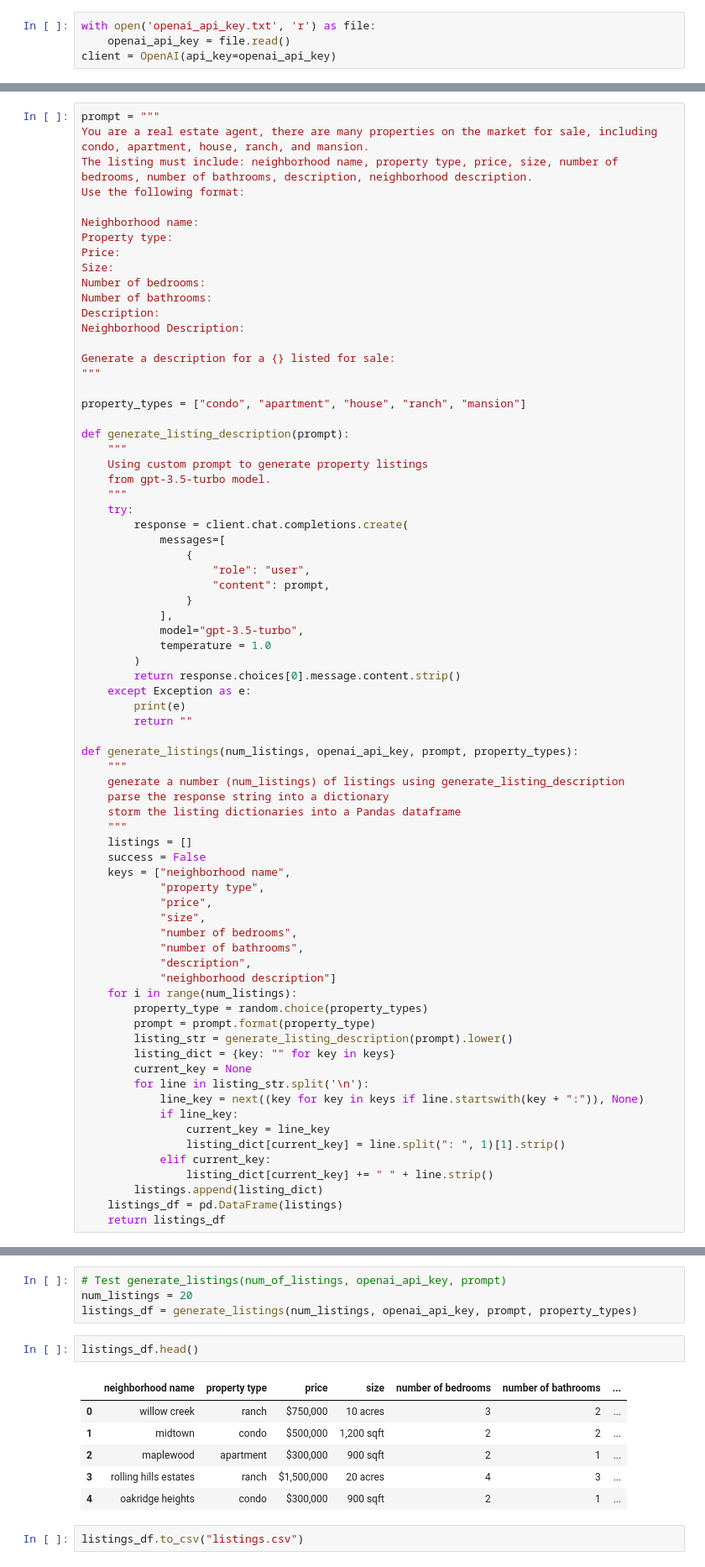
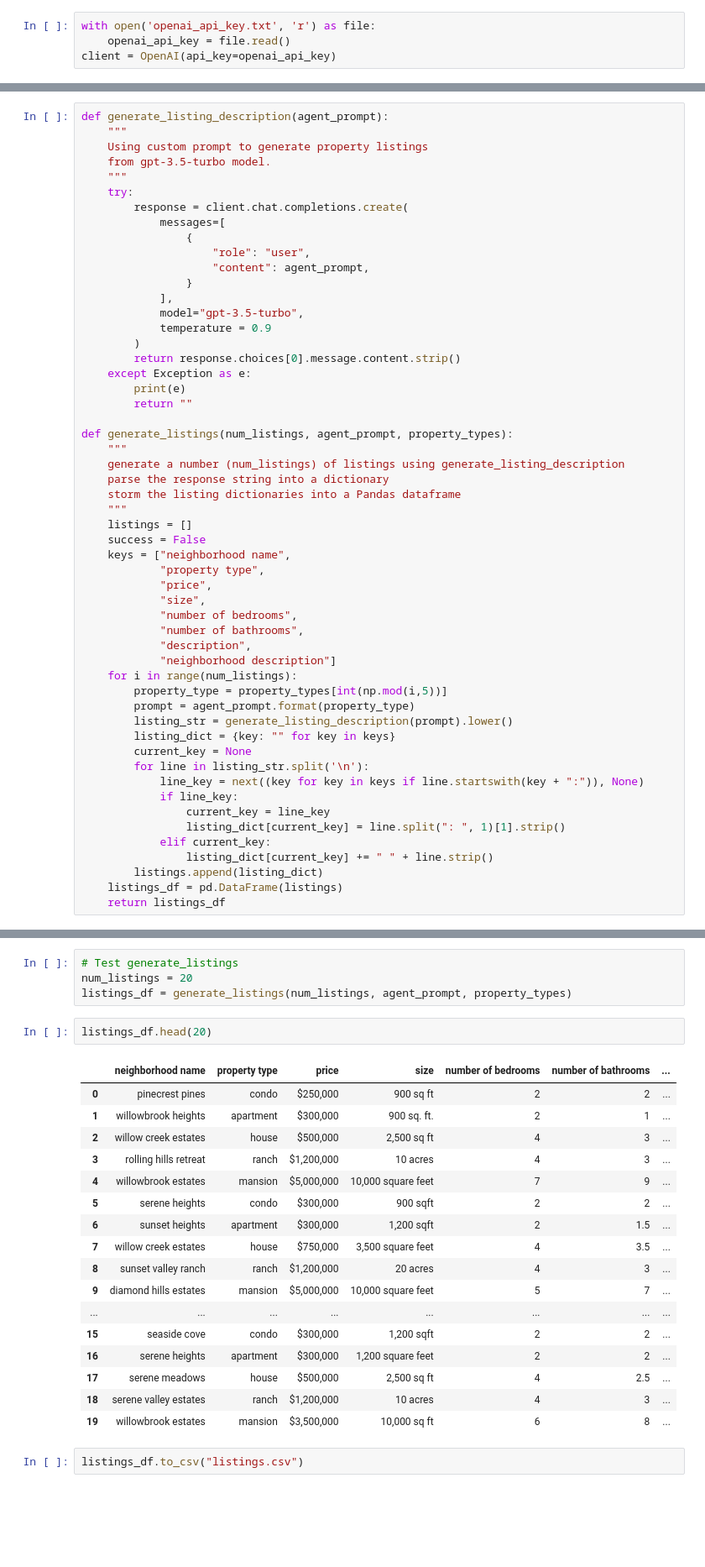
Before and after one commit to wcy41gtc/llm-personalized-real-estate-agent, a Jupyter notebook: AI-real-estate-agent.ipynb, the cells around one changed output, grey strips where cells are left out. Shown at 84% size. Cells and saved outputs as stored; diff of their text form; blank space fills up the shorter version.

```diff
--- a/AI-real-estate-agent.ipynb
+++ b/AI-real-estate-agent.ipynb
@@ -16,24 +50,5 @@ client = OpenAI(api_key=openai_api_key)
 # %%
-prompt = """
-You are a real estate agent, there are many properties on the market for sale, including condo, apartment, house, ranch, and mansion.
-The listing must include: neighborhood name, property type, price, size, number of bedrooms, number of bathrooms, description, neighborhood description.
-Use the following format:
-
-Neighborhood name:
-Property type:
-Price:
-Size:
-Number of bedrooms:
-Number of bathrooms:
-Description:
-Neighborhood Description:
-
-Generate a description for a {} listed for sale:
-"""
-
-property_types = ["condo", "apartment", "house", "ranch", "mansion"]
-
-def generate_listing_description(prompt):
+def generate_listing_description(agent_prompt):
     """
     Using custom prompt to generate property listings
     from gpt-3.5-turbo model.
@@ -43,18 +58,18 @@ def generate_listing_description(prompt):
             messages=[
                 {
                     "role": "user",
-                    "content": prompt,
+                    "content": agent_prompt,
                 }
             ],
             model="gpt-3.5-turbo",
-            temperature = 1.0
+            temperature = 0.9
         )
         return response.choices[0].message.content.strip()
     except Exception as e:
         print(e)
         return ""
 
-def generate_listings(num_listings, openai_api_key, prompt, property_types):
+def generate_listings(num_listings, agent_prompt, property_types):
     """
     generate a number (num_listings) of listings using generate_listing_description
     parse the response string into a dictionary
@@ -71,8 +86,8 @@ def generate_listings(num_listings, openai_api_key, prompt, property_types):
             "description",
             "neighborhood description"]
     for i in range(num_listings):
-        property_type = random.choice(property_types)
-        prompt = prompt.format(property_type)
+        property_type = property_types[int(np.mod(i,5))]
+        prompt = agent_prompt.format(property_type)
         listing_str = generate_listing_description(prompt).lower()
         listing_dict = {key: "" for key in keys}
         current_key = None
@@ -96,16 +104,27 @@ response
 # %%
-# Test generate_listings(num_of_listings, openai_api_key, prompt)
+# Test generate_listings
 num_listings = 20
-listings_df = generate_listings(num_listings, openai_api_key, prompt, property_types)
+listings_df = generate_listings(num_listings, agent_prompt, property_types)
 # %%
-listings_df.head()
+listings_df.head(20)
 # %% [output]
 |  | neighborhood name | property type | price | size | number of bedrooms | number of bathrooms | ... |
-| 0 | willow creek | ranch | $750,000 | 10 acres | 3 | 2 | ... |
-| 1 | midtown | condo | $500,000 | 1,200 sqft | 2 | 2 | ... |
-| 2 | maplewood | apartment | $300,000 | 900 sqft | 2 | 1 | ... |
-| 3 | rolling hills estates | ranch | $1,500,000 | 20 acres | 4 | 3 | ... |
-| 4 | oakridge heights | condo | $300,000 | 900 sqft | 2 | 1 | ... |
+| 0 | pinecrest pines | condo | $250,000 | 900 sq ft | 2 | 2 | ... |
+| 1 | willowbrook heights | apartment | $300,000 | 900 sq. ft. | 2 | 1 | ... |
+| 2 | willow creek estates | house | $500,000 | 2,500 sq ft | 4 | 3 | ... |
+| 3 | rolling hills retreat | ranch | $1,200,000 | 10 acres | 4 | 3 | ... |
+| 4 | willowbrook estates | mansion | $5,000,000 | 10,000 square feet | 7 | 9 | ... |
+| 5 | serene heights | condo | $300,000 | 900 sqft | 2 | 2 | ... |
+| 6 | sunset heights | apartment | $300,000 | 1,200 sqft | 2 | 1.5 | ... |
+| 7 | willow creek estates | house | $750,000 | 3,500 square feet | 4 | 3.5 | ... |
+| 8 | sunset valley ranch | ranch | $1,200,000 | 20 acres | 4 | 3 | ... |
+| 9 | diamond hills estates | mansion | $5,000,000 | 10,000 square feet | 5 | 7 | ... |
+| ... | ... | ... | ... | ... | ... | ... | ... |
+| 15 | seaside cove | condo | $300,000 | 1,200 sqft | 2 | 2 | ... |
+| 16 | serene heights | apartment | $300,000 | 1,200 square feet | 2 | 2 | ... |
+| 17 | serene meadows | house | $500,000 | 2,500 sq ft | 4 | 2.5 | ... |
+| 18 | serene valley estates | ranch | $1,200,000 | 10 acres | 4 | 3 | ... |
+| 19 | willowbrook estates | mansion | $3,500,000 | 10,000 sq ft | 6 | 8 | ... |
 # %%
 listings_df.to_csv("listings.csv")
 # %% [markdown]
```
Also changed, not shown: parts of 25 cells of this notebook, 13 other files.
